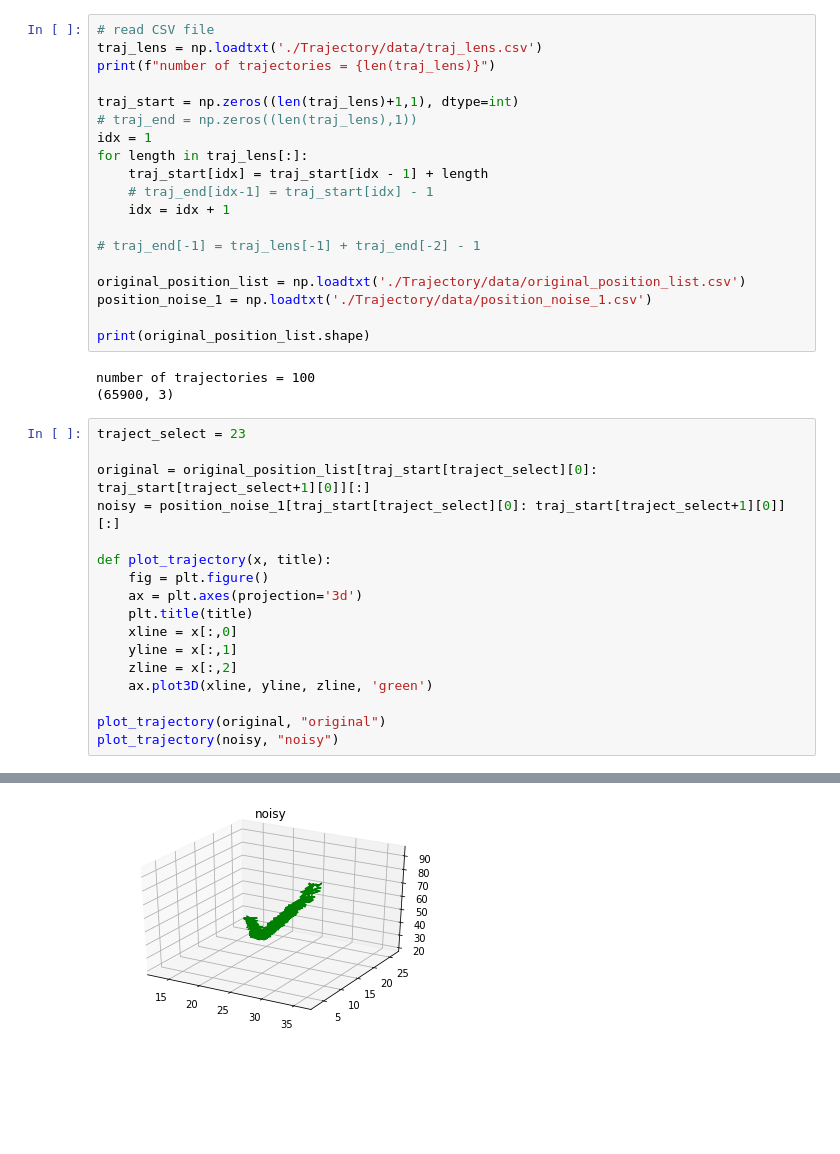
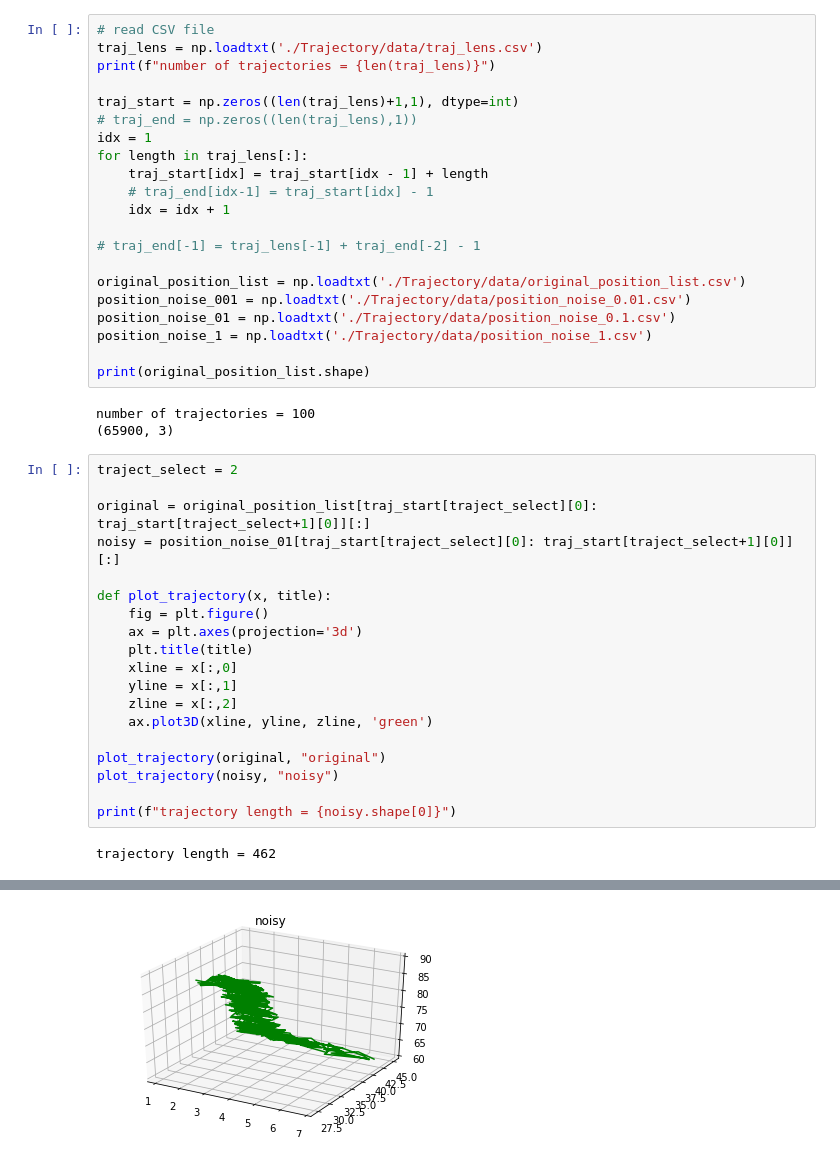
Before and after one commit to STEMO-CS5340/filter_least_squares_estimator, a Jupyter notebook: kalman.ipynb, the cells around one changed output, grey strips where cells are left out. Saved outputs shown, nothing was run; the diff lists cells and outputs as text; blank space fills up the shorter version.

```diff
--- a/kalman.ipynb
+++ b/kalman.ipynb
@@ -23,6 +23,8 @@ for length in traj_lens[:]:
 # traj_end[-1] = traj_lens[-1] + traj_end[-2] - 1
 
 original_position_list = np.loadtxt('./Trajectory/data/original_position_list.csv')
+position_noise_001 = np.loadtxt('./Trajectory/data/position_noise_0.01.csv')
+position_noise_01 = np.loadtxt('./Trajectory/data/position_noise_0.1.csv')
 position_noise_1 = np.loadtxt('./Trajectory/data/position_noise_1.csv')
 
 print(original_position_list.shape)
@@ -30,10 +32,10 @@ print(original_position_list.shape)
 number of trajectories = 100
 (65900, 3)
 # %%
-traject_select = 23
+traject_select = 2
 
 original = original_position_list[traj_start[traject_select][0]: traj_start[traject_select+1][0]][:]
-noisy = position_noise_1[traj_start[traject_select][0]: traj_start[traject_select+1][0]][:]
+noisy = position_noise_01[traj_start[traject_select][0]: traj_start[traject_select+1][0]][:]
 
 def plot_trajectory(x, title):
     fig = plt.figure()
@@ -46,4 +48,7 @@ def plot_trajectory(x, title):
 
 plot_trajectory(original, "original")
 plot_trajectory(noisy, "noisy")
+
+print(f"trajectory length = {noisy.shape[0]}")
 # %% [output]
+trajectory length = 462
@@ -51,2 +56,2 @@ plot_trajectory(noisy, "noisy")
-[figure, old version]
+[figure, new version]
 # %%
```
Also changed, not shown: parts of 4 cells of this notebook.
